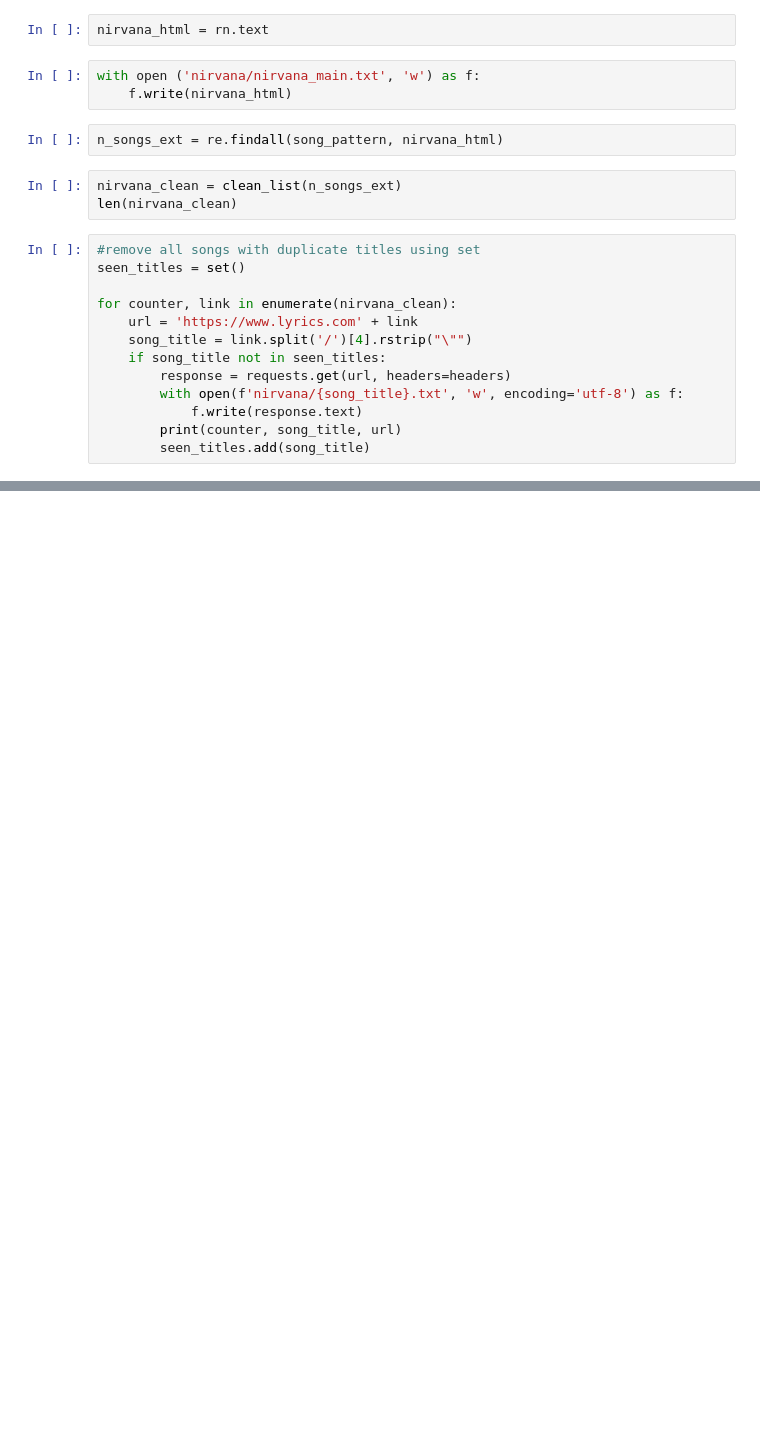
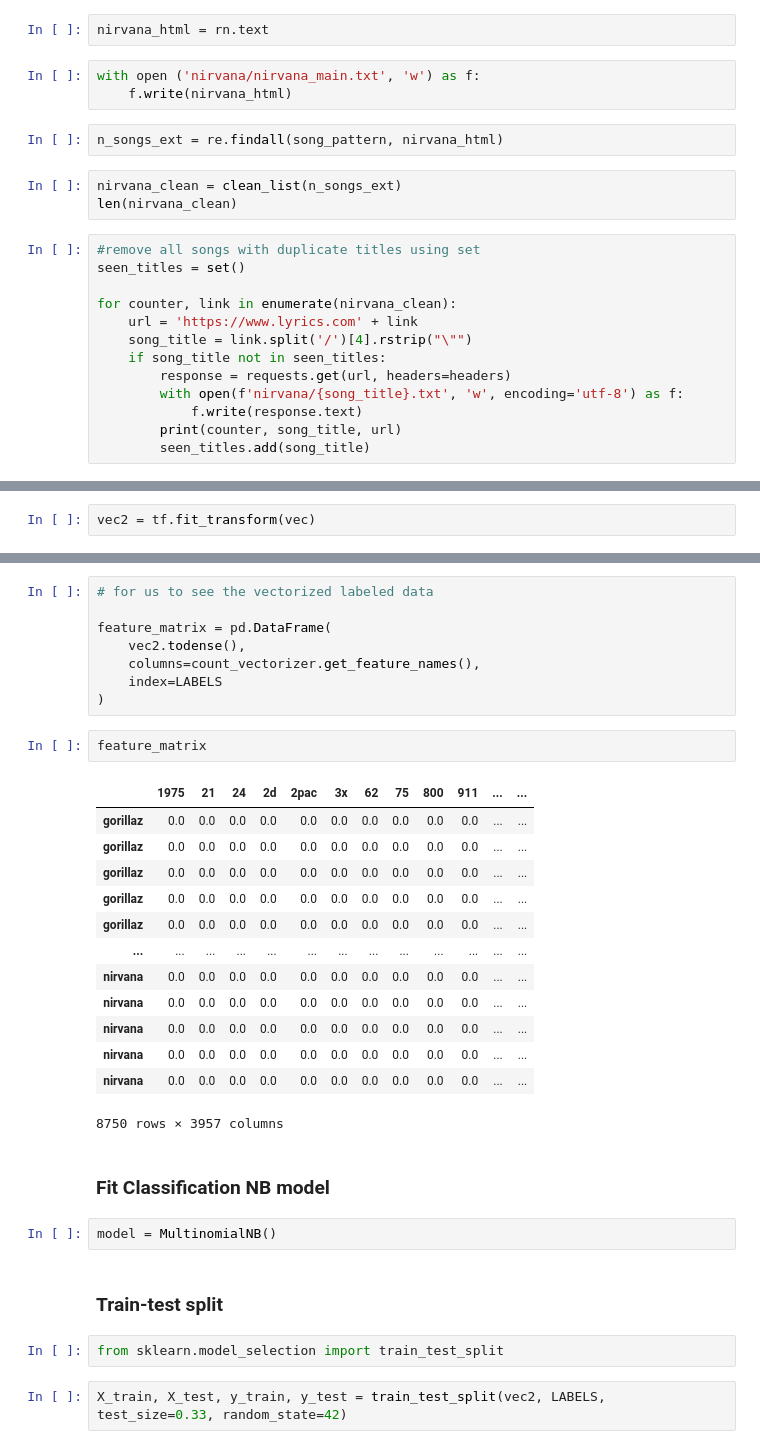
Before and after one commit to ElizavetaBugaeva/bootcamp_projects, a Jupyter notebook: week_04/Project_week04.ipynb, the cells around one changed output, grey strips where cells are left out. Saved outputs shown, nothing was run; the diff lists cells and outputs as text; blank space fills up the shorter version.

```diff
--- a/week_04/Project_week04.ipynb
+++ b/week_04/Project_week04.ipynb
@@ -225,0 +344,2 @@ nirvana_all_lines
+# %%
+vec2 = tf.fit_transform(vec)
@@ -225,0 +384,34 @@ nirvana_all_lines
+# %%
+# for us to see the vectorized labeled data
+
+feature_matrix = pd.DataFrame(
+    vec2.todense(),
+    columns=count_vectorizer.get_feature_names(),
+    index=LABELS
+)
+# %%
+feature_matrix
+# %% [output]
+|  | 1975 | 21 | 24 | 2d | 2pac | 3x | 62 | 75 | 800 | 911 | ... | ... |
+| gorillaz | 0.0 | 0.0 | 0.0 | 0.0 | 0.0 | 0.0 | 0.0 | 0.0 | 0.0 | 0.0 | ... | ... |
+| gorillaz | 0.0 | 0.0 | 0.0 | 0.0 | 0.0 | 0.0 | 0.0 | 0.0 | 0.0 | 0.0 | ... | ... |
+| gorillaz | 0.0 | 0.0 | 0.0 | 0.0 | 0.0 | 0.0 | 0.0 | 0.0 | 0.0 | 0.0 | ... | ... |
+| gorillaz | 0.0 | 0.0 | 0.0 | 0.0 | 0.0 | 0.0 | 0.0 | 0.0 | 0.0 | 0.0 | ... | ... |
+| gorillaz | 0.0 | 0.0 | 0.0 | 0.0 | 0.0 | 0.0 | 0.0 | 0.0 | 0.0 | 0.0 | ... | ... |
+| ... | ... | ... | ... | ... | ... | ... | ... | ... | ... | ... | ... | ... |
+| nirvana | 0.0 | 0.0 | 0.0 | 0.0 | 0.0 | 0.0 | 0.0 | 0.0 | 0.0 | 0.0 | ... | ... |
+| nirvana | 0.0 | 0.0 | 0.0 | 0.0 | 0.0 | 0.0 | 0.0 | 0.0 | 0.0 | 0.0 | ... | ... |
+| nirvana | 0.0 | 0.0 | 0.0 | 0.0 | 0.0 | 0.0 | 0.0 | 0.0 | 0.0 | 0.0 | ... | ... |
+| nirvana | 0.0 | 0.0 | 0.0 | 0.0 | 0.0 | 0.0 | 0.0 | 0.0 | 0.0 | 0.0 | ... | ... |
+| nirvana | 0.0 | 0.0 | 0.0 | 0.0 | 0.0 | 0.0 | 0.0 | 0.0 | 0.0 | 0.0 | ... | ... |
+8750 rows × 3957 columns
+# %% [markdown]
+### Fit Classification NB model
+# %%
+model = MultinomialNB()
+# %% [markdown]
+### Train-test split
+# %%
+from sklearn.model_selection import train_test_split
+# %%
+X_train, X_test, y_train, y_test = train_test_split(vec2, LABELS, test_size=0.33, random_state=42)
```
Also changed, not shown: parts of 39 cells of this notebook.
